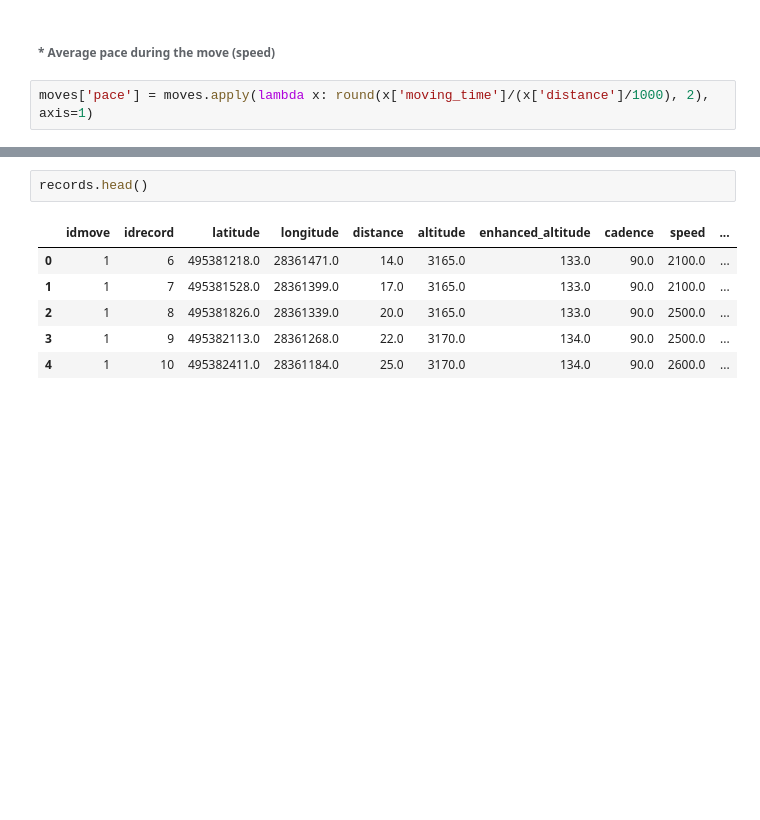
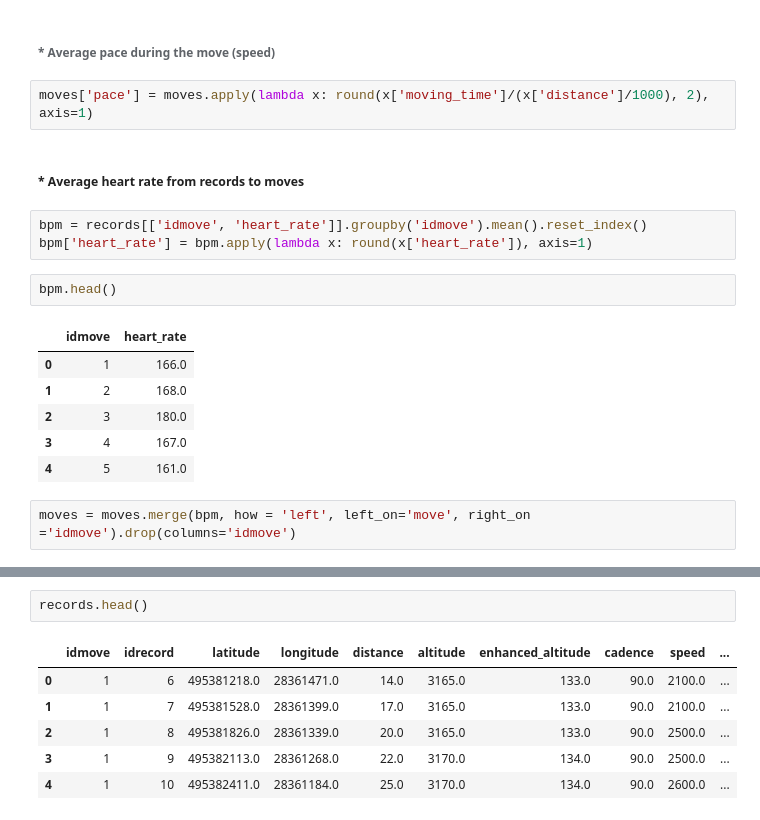
Before and after one commit to pausampietro/run_perfomance, a Jupyter notebook: 1. Data Ingestion, Cleaning, Export.ipynb, the cells around one changed output, grey strips where cells are left out. Saved outputs shown, nothing was run; the diff lists cells and outputs as text; blank space fills up the shorter version.

```diff
--- a/1. Data Ingestion, Cleaning, Export.ipynb
+++ b/1. Data Ingestion, Cleaning, Export.ipynb
@@ -338,6 +338,22 @@ moves.rename(columns={'moving_time_min':'moving_time'}, inplace = True)
 ###### * Average pace during the move (speed)
 # %%
 moves['pace'] = moves.apply(lambda x: round(x['moving_time']/(x['distance']/1000), 2), axis=1)
+# %% [markdown]
+##### * Average heart rate from records to moves
+# %%
+bpm = records[['idmove', 'heart_rate']].groupby('idmove').mean().reset_index()
+bpm['heart_rate'] = bpm.apply(lambda x: round(x['heart_rate']), axis=1)
+# %%
+bpm.head()
+# %% [output]
+|  | idmove | heart_rate |
+| 0 | 1 | 166.0 |
+| 1 | 2 | 168.0 |
+| 2 | 3 | 180.0 |
+| 3 | 4 | 167.0 |
+| 4 | 5 | 161.0 |
+# %%
+moves = moves.merge(bpm, how = 'left', left_on='move', right_on ='idmove').drop(columns='idmove')
 # %%
 moves.head()
 # %% [output]
```
Also changed, not shown: parts of 6 cells of this notebook, 1 other file.
